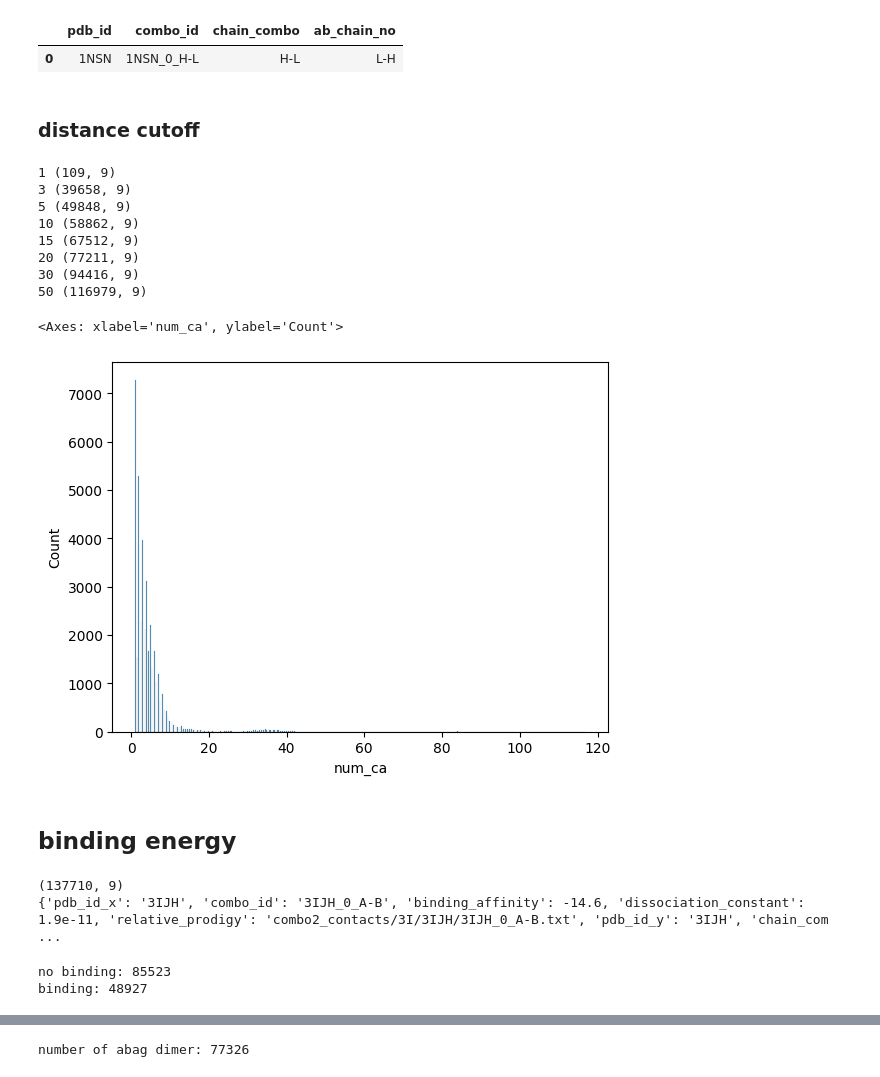
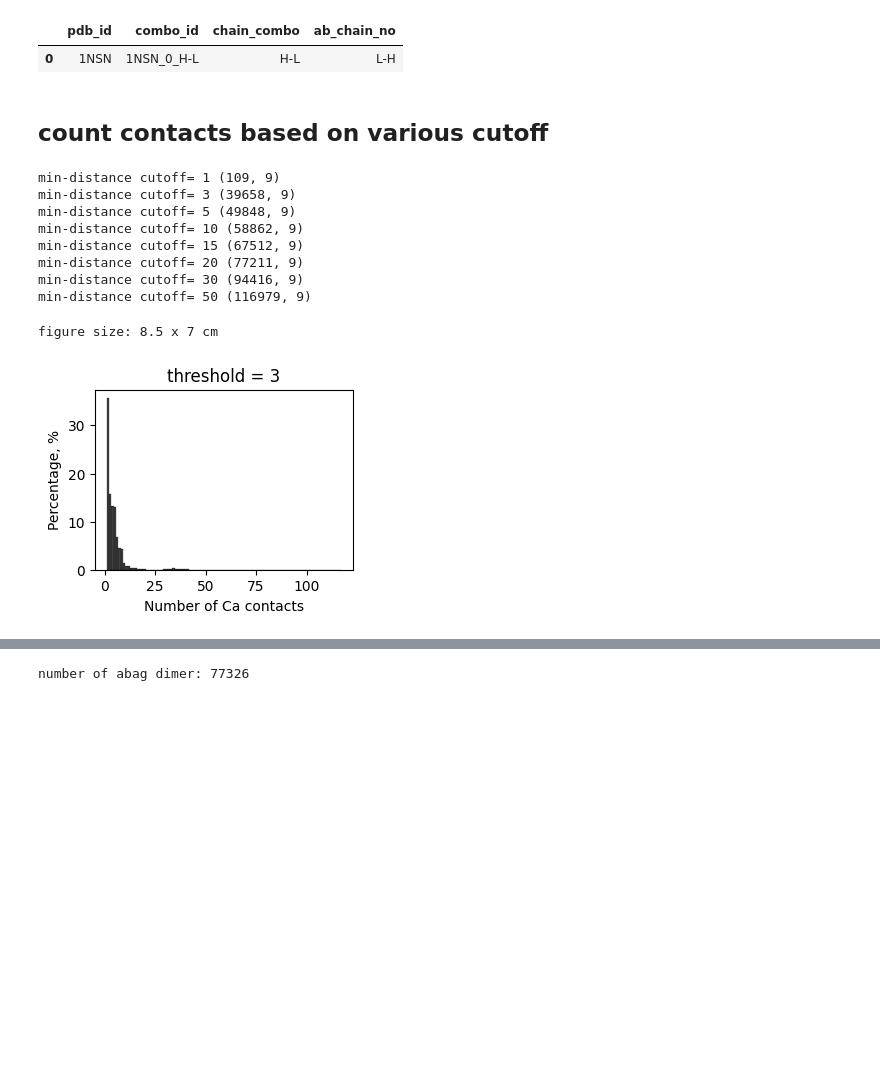
Before and after one commit to protein-design/predict_antibody, a Jupyter notebook: src/combo2_binding.ipynb, the cells around one changed output, grey strips where cells are left out. Saved outputs shown, nothing was run; the diff lists cells and outputs as text; code cells hidden in the pictures; blank space fills up the shorter version.

```diff
--- a/src/combo2_binding.ipynb
+++ b/src/combo2_binding.ipynb
@@ -39,7 +43,7 @@ ab_combo2.head(1)
 |  | pdb_id | combo_id | chain_combo | ab_chain_no |
 | 0 | 1NSN | 1NSN_0_H-L | H-L | L-H |
 # %% [markdown]
-### distance cutoff
+## count contacts based on various cutoff
 # %%
 pfile = '/home/yuan/output/pdb/collect/distance/count_contacts_combo2_distance.pkl'
 data = ProcessPickle(pfile).load_pickle()
@@ -48,48 +52,22 @@ num_contacts = {}
 for cutoff in data:
     sub = pd.DataFrame(data[cutoff])
     num_contacts[cutoff] = pd.merge(sub, ab_combo2, how='inner', on='combo_id')
-    print(cutoff, num_contacts[cutoff].shape)
+    print('min-distance cutoff=', cutoff, num_contacts[cutoff].shape)
 # %% [output]
-1 (109, 9)
-3 (39658, 9)
-5 (49848, 9)
-10 (58862, 9)
-15 (67512, 9)
-20 (77211, 9)
-30 (94416, 9)
-50 (116979, 9)
+min-distance cutoff= 1 (109, 9)
+min-distance cutoff= 3 (39658, 9)
+min-distance cutoff= 5 (49848, 9)
+min-distance cutoff= 10 (58862, 9)
+min-distance cutoff= 15 (67512, 9)
+min-distance cutoff= 20 (77211, 9)
+min-distance cutoff= 30 (94416, 9)
+min-distance cutoff= 50 (116979, 9)
 # %%
-df1 = num_contacts[3]
-sns.histplot(df1, x='num_ca')
+args = {'width_level':1, 'height':7}
+fig, ax = Layout(args).one()
+
+cutoff = 3
+PlotBinding(num_contacts).hist_contacts(ax, cutoff)
 # %% [output]
-<Axes: xlabel='num_ca', ylabel='Count'>
+figure size: 8.5 x 7 cm
-[figure, old version]
+[figure, new version]
-# %% [markdown]
-## binding energy
-# %%
-query = """
-    select * from combo2_contacts
-    where pdb_id in (
-        select pdb_id from view_antibody
-    );
-"""
-cdf = QueryComplex(True).list_data(query, True)
-# keep antibody only
-cdf = pd.merge(cdf, ab_combo2, how='inner', on='combo_id')
-cdf['log-kd'] = cdf['dissociation_constant'].map(lambda x: np.log(x))
-print(cdf.shape)
-print(cdf.iloc[0].to_dict())
-# %% [output]
-(137710, 9)
-{'pdb_id_x': '3IJH', 'combo_id': '3IJH_0_A-B', 'binding_affinity': -14.6, 'dissociation_constant': 1.9e-11, 'relative_prodigy': 'combo2_contacts/3I/3IJH/3IJH_0_A-B.txt', 'pdb_id_y': '3IJH', 'chain_com ...
-# %%
-# not binding
-cdf0 = cdf[cdf['binding_affinity'].isna()]
-print('no binding:', len(cdf0))
-
-# bidning
-cdf1 = cdf[cdf['binding_affinity'].notna()]
-print('binding:', len(cdf1))
-# %% [output]
-no binding: 85523
-binding: 48927
```
Also changed, not shown: parts of 28 cells of this notebook, 9 other files.
